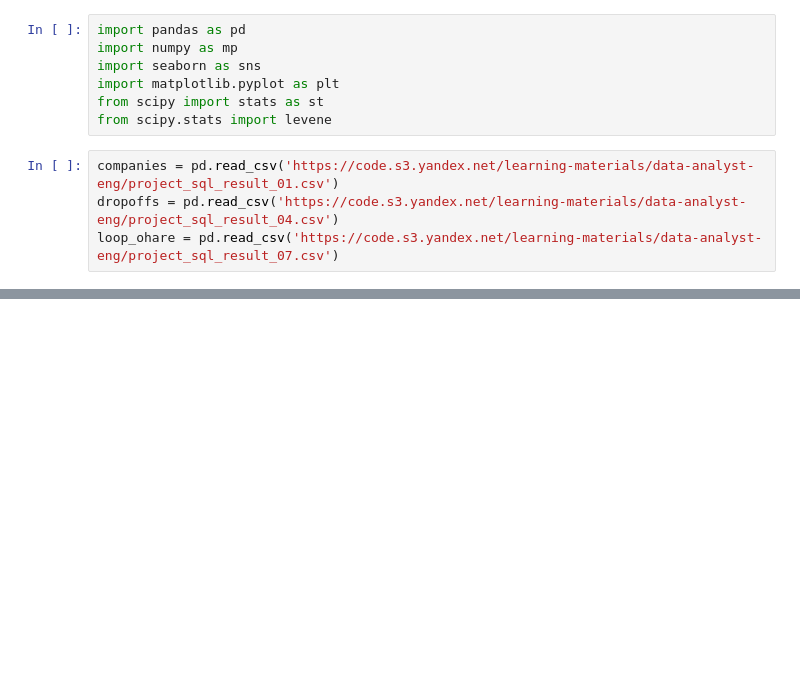
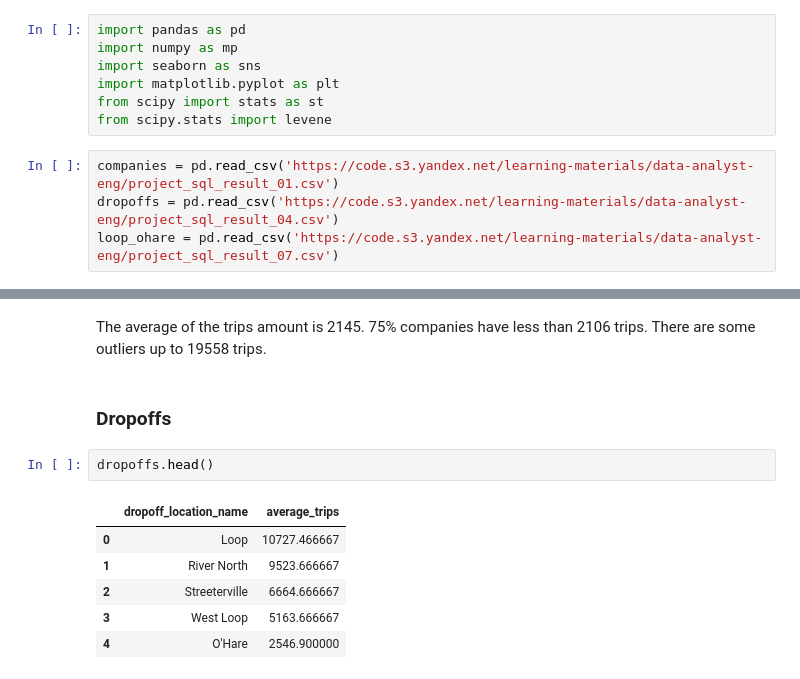
Before and after one commit to rainbowmoonlight/Yandex_Practicum_Projects, a Jupyter notebook: 05 Ride-Sharing Zuber Analysis - In Progress/Ride-Sharing Zuber Analysis.ipynb, the cells around one changed output, grey strips where cells are left out. Drawn from its saved outputs; the diff is of its cells as text; blank space fills up the shorter version.

```diff
--- a/05 Ride-Sharing Zuber Analysis - In Progress/Ride-Sharing Zuber Analysis.ipynb
+++ b/05 Ride-Sharing Zuber Analysis - In Progress/Ride-Sharing Zuber Analysis.ipynb
@@ -322,0 +409,13 @@ loop_ohare = pd.read_csv('https://code.s3.yandex.net/learning-materials/data-ana
+# %% [markdown]
+The average of the trips amount is 2145. 75% companies have less than 2106 trips. There are some outliers up to 19558 trips.
+# %% [markdown]
+### Dropoffs
+# %%
+dropoffs.head()
+# %% [output]
+|  | dropoff_location_name | average_trips |
+| 0 | Loop | 10727.466667 |
+| 1 | River North | 9523.666667 |
+| 2 | Streeterville | 6664.666667 |
+| 3 | West Loop | 5163.666667 |
+| 4 | O'Hare | 2546.900000 |
```
Also changed, not shown: parts of 19 cells of this notebook.
